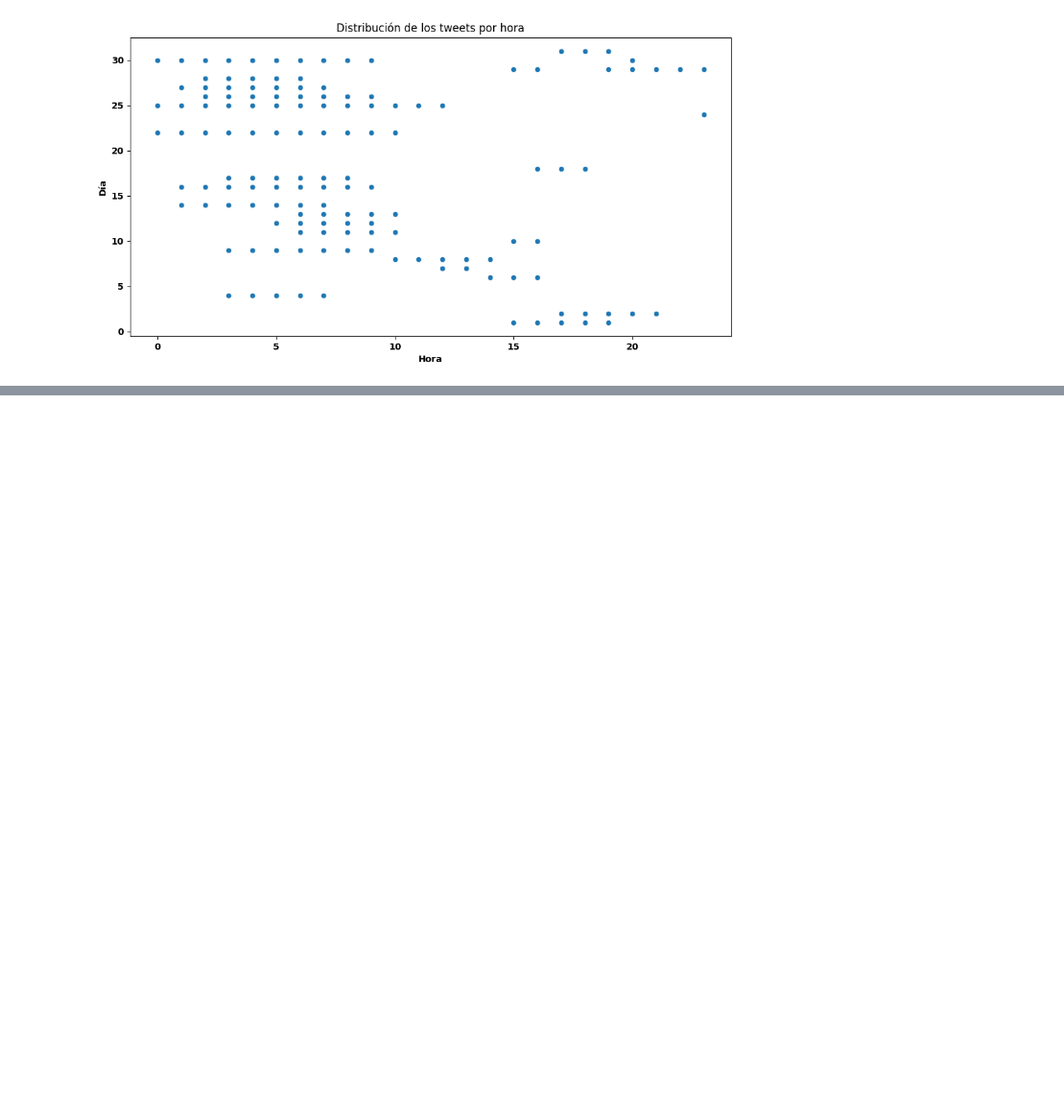
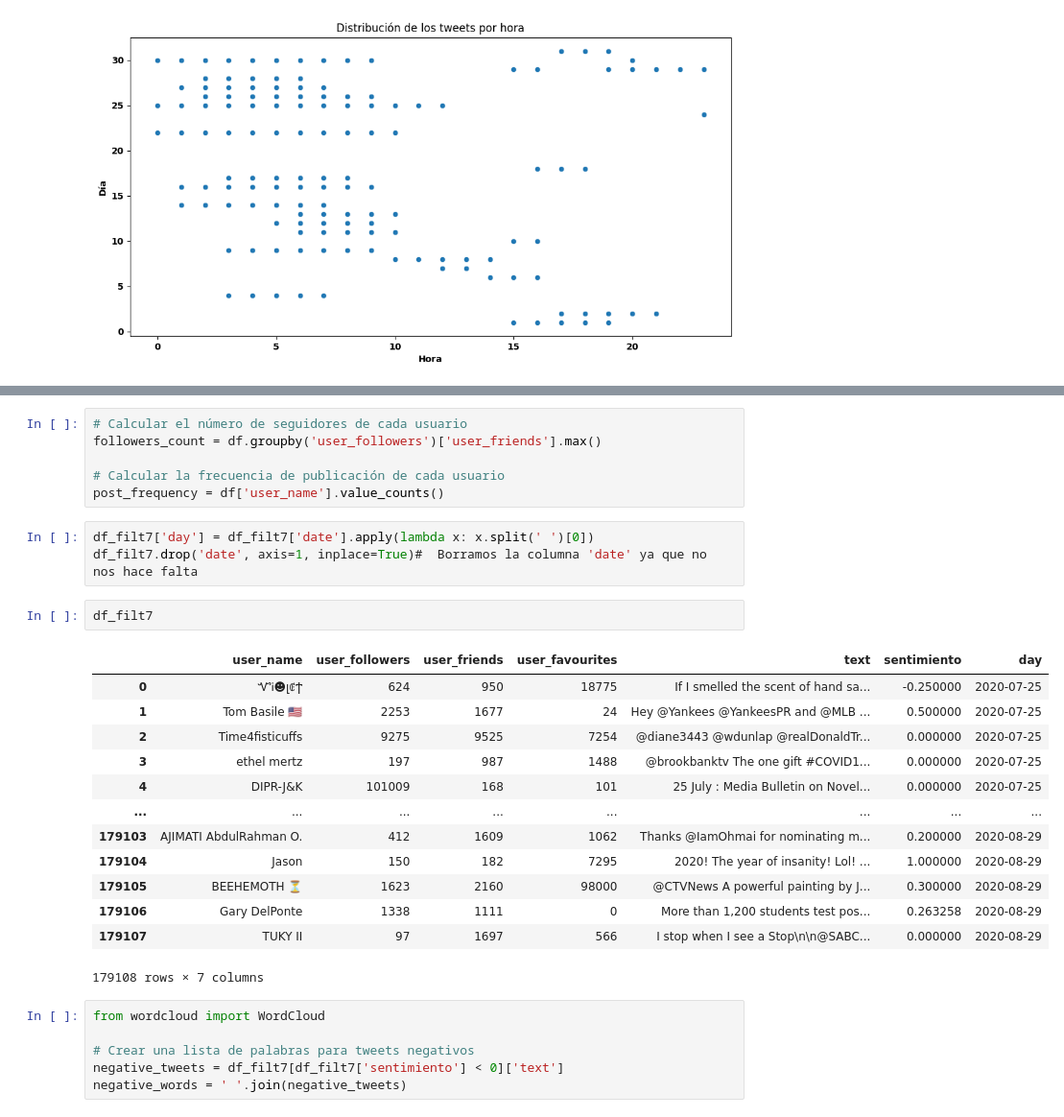
Before and after one commit to Enriquepardo/Dataset-Covid, a Jupyter notebook: DataSet_COVID.ipynb, the cells around one changed output, grey strips where cells are left out. Shown at 96% size. Drawn from its saved outputs; the diff is of its cells as text; blank space fills up the shorter version.

```diff
--- a/DataSet_COVID.ipynb
+++ b/DataSet_COVID.ipynb
@@ -615,0 +710,31 @@ plt.show()
+# %%
+# Calcular el número de seguidores de cada usuario
+followers_count = df.groupby('user_followers')['user_friends'].max()
+
+# Calcular la frecuencia de publicación de cada usuario
+post_frequency = df['user_name'].value_counts()
+# %%
+df_filt7['day'] = df_filt7['date'].apply(lambda x: x.split(' ')[0])
+df_filt7.drop('date', axis=1, inplace=True)#  Borramos la columna 'date' ya que no nos hace falta
+# %%
+df_filt7
+# %% [output]
+|  | user_name | user_followers | user_friends | user_favourites | text | sentimiento | day |
+| 0 | ᏉᎥ☻լꂅϮ | 624 | 950 | 18775 | If I smelled the scent of hand sa... | -0.250000 | 2020-07-25 |
+| 1 | Tom Basile 🇺🇸 | 2253 | 1677 | 24 | Hey @Yankees @YankeesPR and @MLB ... | 0.500000 | 2020-07-25 |
+| 2 | Time4fisticuffs | 9275 | 9525 | 7254 | @diane3443 @wdunlap @realDonaldTr... | 0.000000 | 2020-07-25 |
+| 3 | ethel mertz | 197 | 987 | 1488 | @brookbanktv The one gift #COVID1... | 0.000000 | 2020-07-25 |
+| 4 | DIPR-J&K | 101009 | 168 | 101 | 25 July : Media Bulletin on Novel... | 0.000000 | 2020-07-25 |
+| ... | ... | ... | ... | ... | ... | ... | ... |
+| 179103 | AJIMATI AbdulRahman O. | 412 | 1609 | 1062 | Thanks @IamOhmai for nominating m... | 0.200000 | 2020-08-29 |
+| 179104 | Jason | 150 | 182 | 7295 | 2020! The year of insanity! Lol! ... | 1.000000 | 2020-08-29 |
+| 179105 | BEEHEMOTH ⏳ | 1623 | 2160 | 98000 | @CTVNews A powerful painting by J... | 0.300000 | 2020-08-29 |
+| 179106 | Gary DelPonte | 1338 | 1111 | 0 | More than 1,200 students test pos... | 0.263258 | 2020-08-29 |
+| 179107 | TUKY II | 97 | 1697 | 566 | I stop when I see a Stop\n\n@SABC... | 0.000000 | 2020-08-29 |
+179108 rows × 7 columns
+# %%
+from wordcloud import WordCloud
+
+# Crear una lista de palabras para tweets negativos
+negative_tweets = df_filt7[df_filt7['sentimiento'] < 0]['text']
+negative_words = ' '.join(negative_tweets)
```
Also changed, not shown: parts of 13 cells of this notebook, 1 other file.
